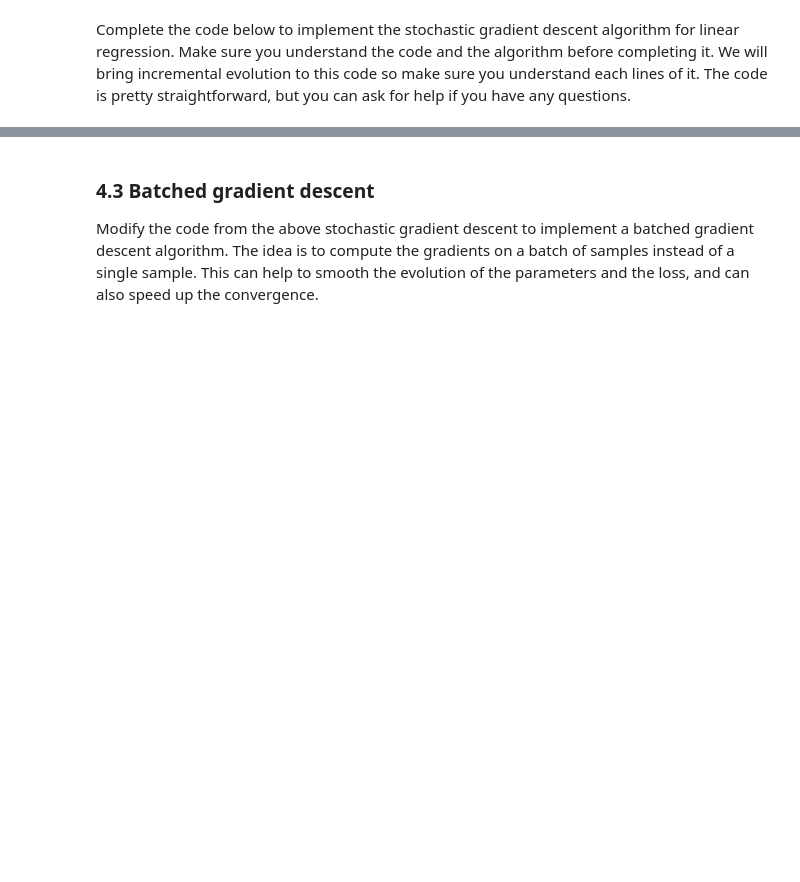
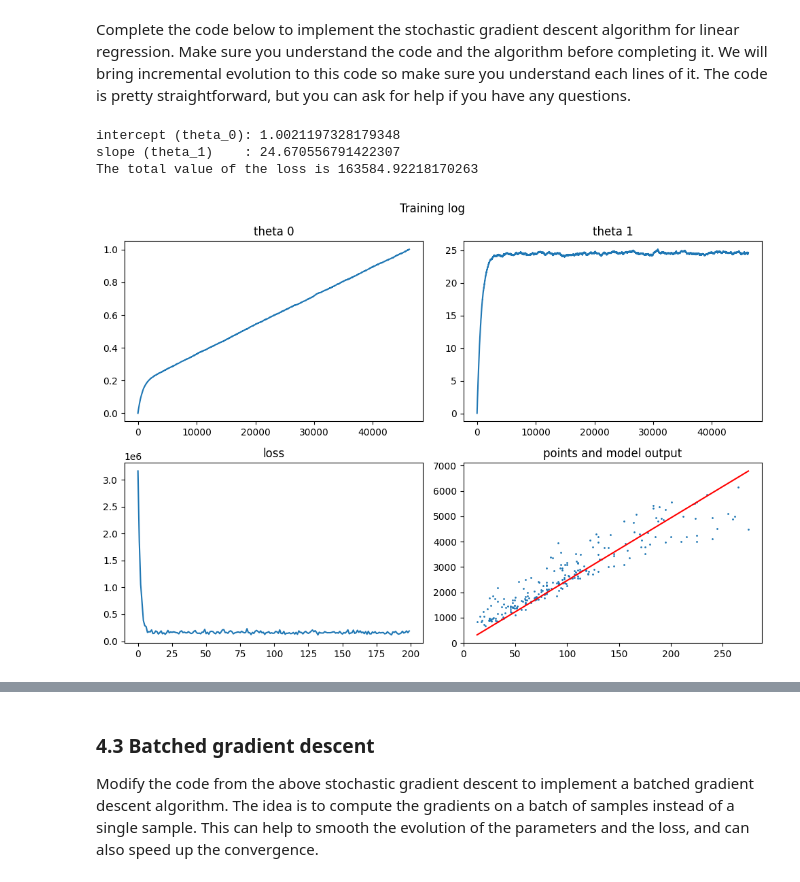
Before and after one commit to lacsapk/PW01, a Jupyter notebook: PW02/MPW2-moodle-input/student-input/cg-linear-regression-stud.ipynb, the cells around one changed output, grey strips where cells are left out. Cells and saved outputs as stored; diff of their text form; code cells hidden in the pictures; blank space fills up the shorter version.

```diff
--- a/PW02/MPW2-moodle-input/student-input/cg-linear-regression-stud.ipynb
+++ b/PW02/MPW2-moodle-input/student-input/cg-linear-regression-stud.ipynb
@@ -272,35 +272,40 @@ Complete the code below to implement the stochastic gradient descent algorithm f
 # %%
 alpha = 0.0000001     # learning rate
 epochs = 200          # number of epochs (an epoch is a loop over the whole training set)
 N = len(living_area)  # number of samples in the training set
 t0 = 0.0              # initial value of theta_0
 t1 = 0.0              # initial value of theta_1
 
 loss_evolution = []  # to log the evolution of the loss
 t0_evolution = []    # to log the evolution of theta_0
 t1_evolution = []    # to log the evolution of theta_1
 
 for epoch in range(epochs):
     n_steps = N
     epoch_loss = 0.0
     for step in range(n_steps):
         n = random.choice(range(0, N))  # random sampling in the training set
         cg.reset_values()
         cg.forward([living_area[n], t0, t1, rent_price[n]])
         cg.backward()
-        t0 = ... TO COMPLETE ...   # update rule for theta_0
-        t1 = ... TO COMPLETE ...   # update rule for theta_1
+        t0 = t0 - alpha * theta_0.grad_v   # update rule for theta_0
+        t1 = t1 - alpha * theta_1.grad_v  # update rule for theta_1
         epoch_loss += j.v
         t0_evolution.append(t0)
         t1_evolution.append(t1)
     loss_evolution.append(epoch_loss / n_steps)
 
 print("intercept (theta_0):", t0)
 print("slope (theta_1)    :", t1)
 y_hat = t0 + t1 * living_area
 J = mse_loss(y_hat, rent_price)
 print("The total value of the loss is", J)
 plot_training_log(loss_evolution, t0_evolution, t1_evolution, living_area, rent_price)
+# %% [output]
+intercept (theta_0): 1.0021197328179348
+slope (theta_1)    : 24.670556791422307
+The total value of the loss is 163584.92218170263
+[figure, added]
 # %% [markdown]
 **Your observations** TO COMPLETE
 
```
Also changed, not shown: parts of 17 cells of this notebook.
